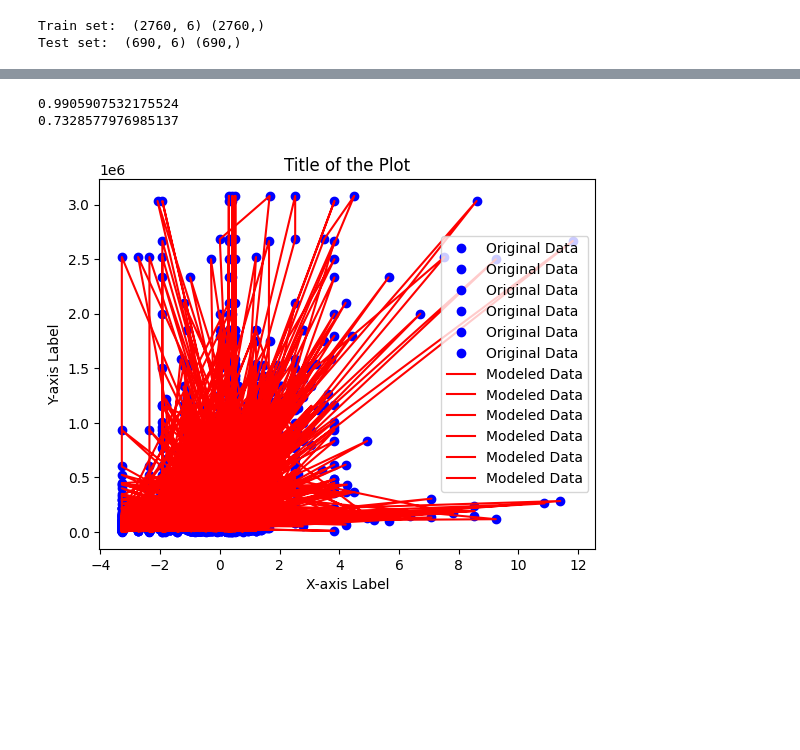
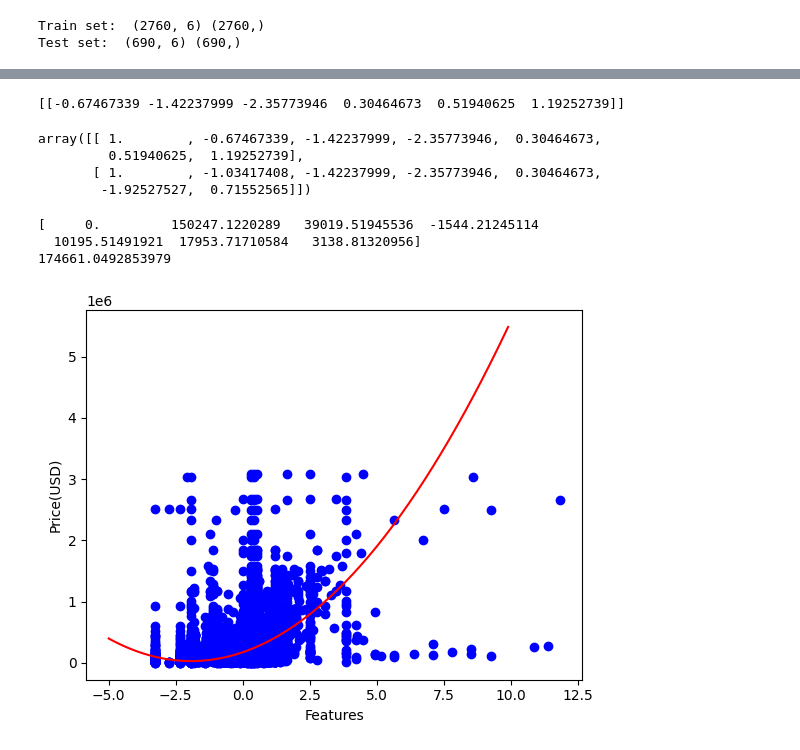
Before and after one commit to MohammadAminNajafi/my_AI, a Jupyter notebook: house_price_prediction/house_price.ipynb, the cells around one changed output, grey strips where cells are left out. Saved outputs shown, nothing was run; the diff lists cells and outputs as text; code cells hidden in the pictures; blank space fills up the shorter version.

```diff
--- a/house_price_prediction/house_price.ipynb
+++ b/house_price_prediction/house_price.ipynb
@@ -111,7 +92,7 @@ plt.show()
 # %% [output]
 [figure]
 # %%
-train_x, test_x, train_y, test_y = train_test_split(X, Y, test_size=0.2, random_state=4)
+train_x, test_x, train_y, test_y = train_test_split(X_scaled, Y, test_size=0.2, random_state=4)
 print('Train set: ', train_x.shape, train_y.shape)
 print('Test set: ', test_x.shape, test_y.shape)
 # %% [output]
@@ -130,39 +109,30 @@ model=GradientBoostingRegressor(loss='squared_error',n_estimators=2760,max_depth
-# %%
-
-model.fit(train_x,train_y)
-
-predict_trainYn = model.predict(train_x)
-predict_testYn=model.predict(test_x)
-
-r_train=r2_score(train_y,predict_trainYn)
-r_test=r2_score(test_y,predict_testYn)
-print(r_train)
-print(r_test)
-# %% [output]
-0.9905907532175524
-0.7328577976985137
-# %%
-import matplotlib.pyplot as plt
-from sklearn.tree import DecisionTreeRegressor
-
-# Assuming you have already trained your DecisionTreeRegressor model and stored it in a variable named 'model'
-
-# Generate predictions using the model
-  # Assuming train_x is your input data for the model
-
-# Plot the original data
-plt.plot(train_x, train_y, 'bo', label='Original Data')
-
-# Plot the modeled data (predictions)
-plt.plot(train_x, predict_trainYn, 'r', label='Modeled Data')
-
-# Add labels and legend
-plt.xlabel('X-axis Label')
-plt.ylabel('Y-axis Label')
-plt.title('Title of the Plot')
-plt.legend()
-
-# Show the plot
-plt.show()
-# %% [output]
-[figure, removed]
+# %%
+print(train_x[:1])
+poly = PolynomialFeatures(degree=1)
+train_x_poly = poly.fit_transform(train_x)
+train_x_poly[:2]
+# %% [output]
+[[-0.67467339 -1.42237999 -2.35773946  0.30464673  0.51940625  1.19252739]]
+array([[ 1.        , -0.67467339, -1.42237999, -2.35773946,  0.30464673,
+         0.51940625,  1.19252739],
+       [ 1.        , -1.03417408, -1.42237999, -2.35773946,  0.30464673,
+        -1.92527527,  0.71552565]])
+# %%
+clf = linear_model.LinearRegression()
+train_y_ = clf.fit(train_x_poly, train_y)
+print(clf.coef_)
+print(clf.intercept_)
+# %% [output]
+[     0.         150247.1220289   39019.51945536  -1544.21245114
+  10195.51491921  17953.71710584   3138.81320956]
+174661.0492853979
+# %%
+plt.plot(train_x, train_y, 'bo')
+XX = np.arange(-5.0, 10.0, 0.1)
+yy = clf.intercept_+ clf.coef_[1]*XX+ clf.coef_[2]*np.power(XX, 2)
+plt.plot(XX, yy, '-r' )
+plt.xlabel('Features')
+plt.ylabel('Price(USD)')
+plt.show()
+# %% [output]
+[figure, added]
```
Also changed, not shown: parts of 5 cells of this notebook.
